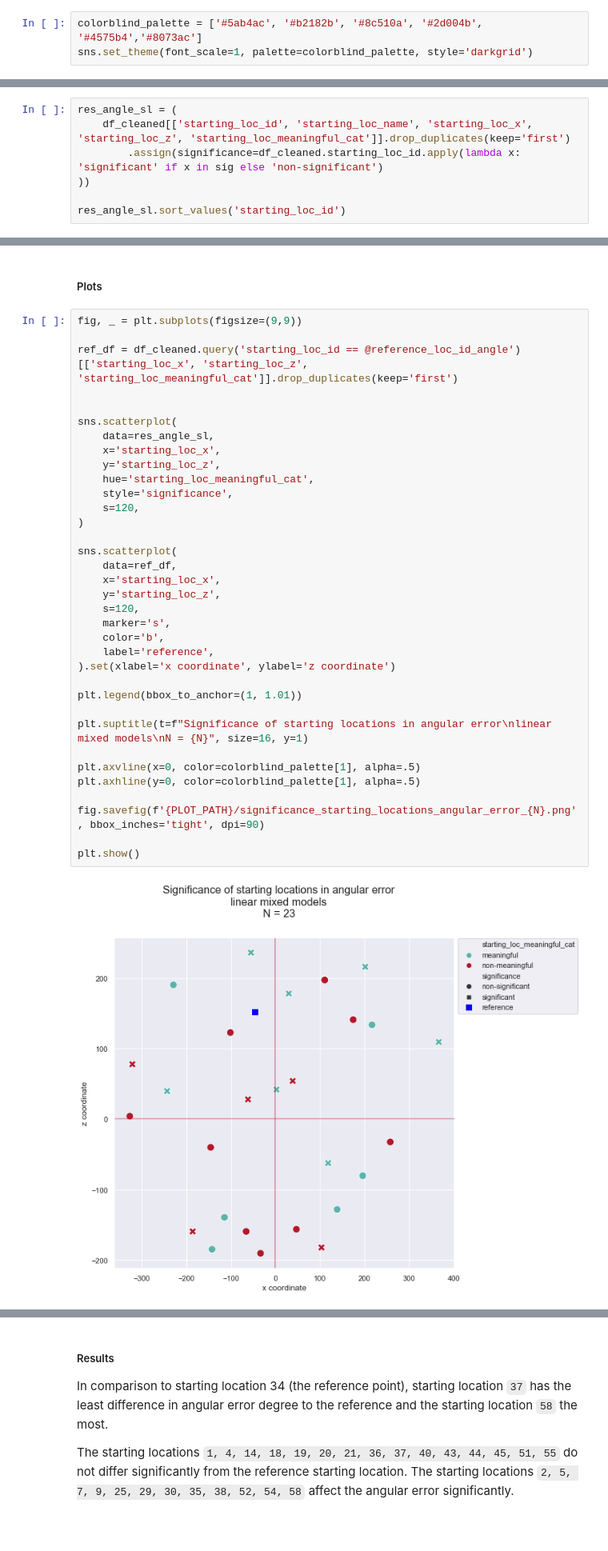
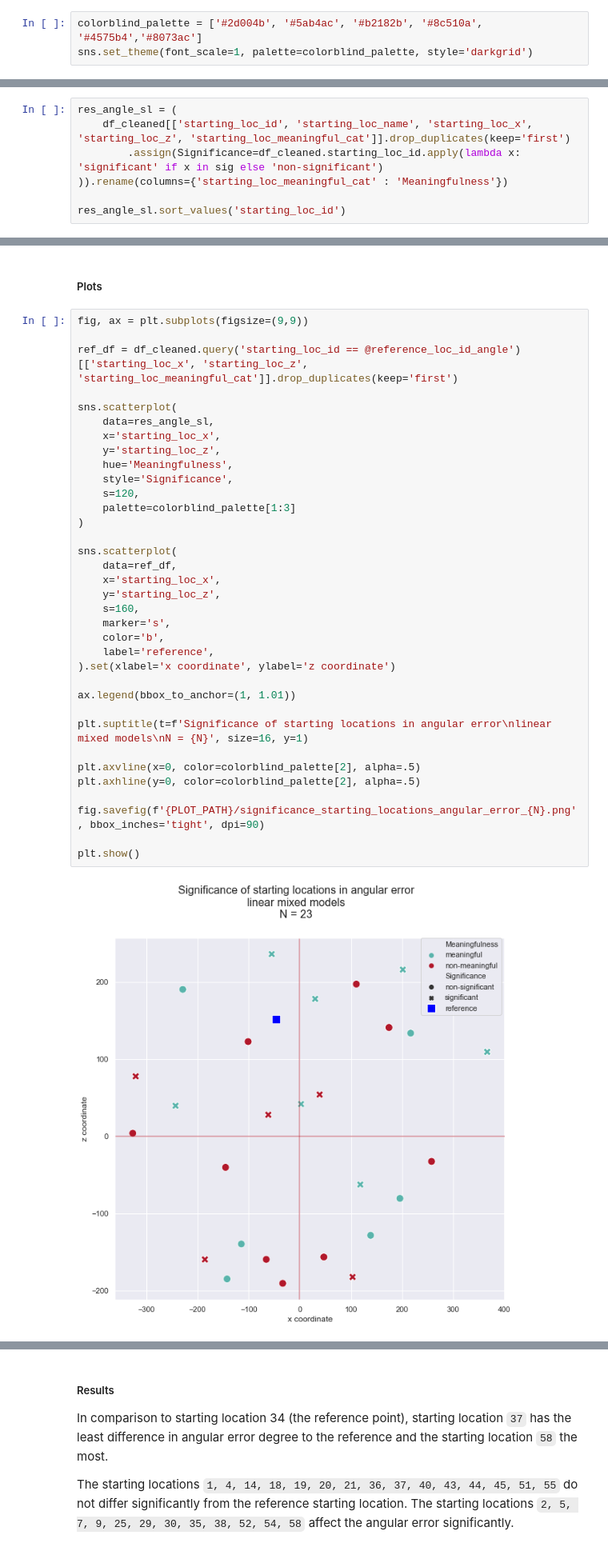
Before and after one commit to nora-maleki/humanA-pointing-task-analysis, a Jupyter notebook: analyses/01_main/03_analysis.ipynb, the cells around one changed output, grey strips where cells are left out. Shown at 80% size. Drawn from its saved outputs; the diff is of its cells as text; blank space fills up the shorter version.

Commit message:
refined plots

```diff
--- a/analyses/01_main/03_analysis.ipynb
+++ b/analyses/01_main/03_analysis.ipynb
@@ -18,7 +18,7 @@ from matplotlib.lines import Line2D
 
 %matplotlib inline
 # %%
-colorblind_palette = ['#5ab4ac', '#b2182b', '#8c510a', '#2d004b', '#4575b4','#8073ac']
+colorblind_palette = ['#2d004b', '#5ab4ac', '#b2182b', '#8c510a', '#4575b4','#8073ac']
 sns.set_theme(font_scale=1, palette=colorblind_palette, style='darkgrid')
 # %% [markdown]
 ## Load data
@@ -812,8 +812,8 @@ Creating plot dataframe
 # %%
 res_angle_sl = (
     df_cleaned[['starting_loc_id', 'starting_loc_name', 'starting_loc_x', 'starting_loc_z', 'starting_loc_meaningful_cat']].drop_duplicates(keep='first')
-        .assign(significance=df_cleaned.starting_loc_id.apply(lambda x: 'significant' if x in sig else 'non-significant')
-))
+        .assign(Significance=df_cleaned.starting_loc_id.apply(lambda x: 'significant' if x in sig else 'non-significant')
+)).rename(columns={'starting_loc_meaningful_cat' : 'Meaningfulness'})
 
 res_angle_sl.sort_values('starting_loc_id')
 # %% [output]
@@ -837,42 +837,42 @@ res_angle_sl.sort_values('starting_loc_id')
 # %% [markdown]
 ##### Plots
 # %%
-fig, _ = plt.subplots(figsize=(9,9))
+fig, ax = plt.subplots(figsize=(9,9))
 
 ref_df = df_cleaned.query('starting_loc_id == @reference_loc_id_angle')[['starting_loc_x', 'starting_loc_z', 'starting_loc_meaningful_cat']].drop_duplicates(keep='first')
-
 
 sns.scatterplot(
     data=res_angle_sl,
     x='starting_loc_x',
     y='starting_loc_z',
-    hue='starting_loc_meaningful_cat',
-    style='significance',
+    hue='Meaningfulness',
+    style='Significance',
     s=120,
+    palette=colorblind_palette[1:3]
 )
 
 sns.scatterplot(
     data=ref_df,
     x='starting_loc_x',
     y='starting_loc_z',
-    s=120,
+    s=160,
     marker='s',
     color='b',
     label='reference',
 ).set(xlabel='x coordinate', ylabel='z coordinate')
 
-plt.legend(bbox_to_anchor=(1, 1.01))
+ax.legend(bbox_to_anchor=(1, 1.01))
 
-plt.suptitle(t=f"Significance of starting locations in angular error\nlinear mixed models\nN = {N}", size=16, y=1)
+plt.suptitle(t=f'Significance of starting locations in angular error\nlinear mixed models\nN = {N}', size=16, y=1)
 
-plt.axvline(x=0, color=colorblind_palette[1], alpha=.5)
-plt.axhline(y=0, color=colorblind_palette[1], alpha=.5)
+plt.axvline(x=0, color=colorblind_palette[2], alpha=.5)
+plt.axhline(y=0, color=colorblind_palette[2], alpha=.5)
 
 fig.savefig(f'{PLOT_PATH}/significance_starting_locations_angular_error_{N}.png', bbox_inches='tight', dpi=90)
 
 plt.show()
 # %% [output]
-[figure, old version]
+[figure, new version]
 # %%
 sns.kdeplot(model_LM_angle_sl.resid, shade='fill', palette='Crest', alpha=.7, linewidth=0)
 plt.show()
```
Also changed, not shown: parts of 24 cells of this notebook.
